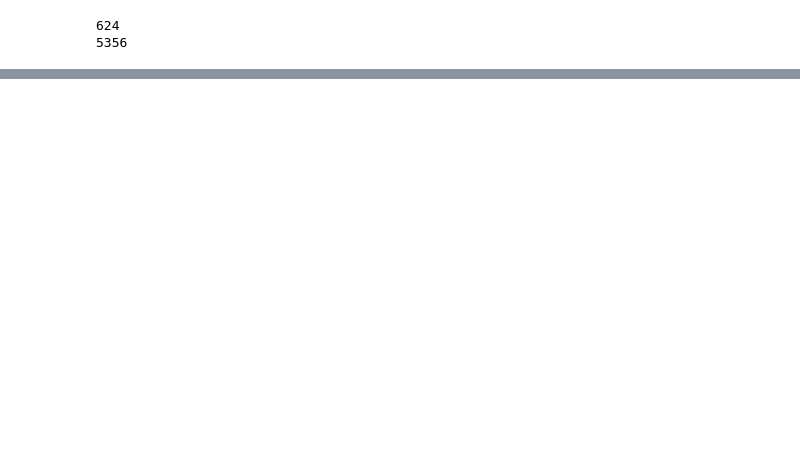
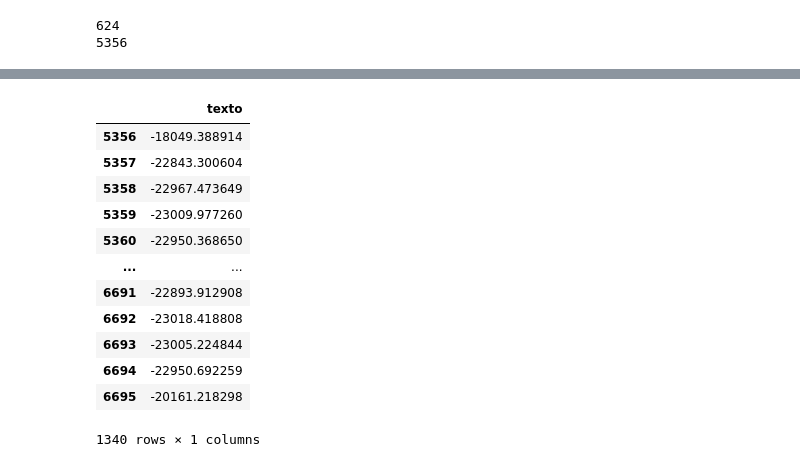
Before and after one commit to gui1080/IA_CIC0087_Reconhecimento_de_Entidades_Nomeadas, a Jupyter notebook: Codigo/TrabalhoFinal_CIC0087.ipynb, the cells around one changed output, grey strips where cells are left out. Drawn from its saved outputs; the diff is of its cells as text; code cells hidden in the pictures; blank space fills up the shorter version.

```diff
--- a/Codigo/TrabalhoFinal_CIC0087.ipynb
+++ b/Codigo/TrabalhoFinal_CIC0087.ipynb
@@ -105,0 +261,33 @@ RNN
+# %%
+# deve-se mapear o menor e o maior valor para um range entre (x e y)
+
+from scipy.interpolate import interp1d
+
+max_index_train = x_train['texto'].max()
+max_index_test = x_test['texto'].max()
+
+if(max_index_train > max_index_test):
+  max = max_index_train
+else:
+  max = max_index_test
+
+min_index_train = x_train['texto'].max()
+min_index_test = x_test['texto'].max()
+
+if(min_index_train < min_index_test):
+  min = min_index_train
+else:
+  min = min_index_test
+
+print("Maior valor retornado -> " + str(max))
+print("Menor valor retornado -> " + str(min))
+
+def new_map(s):
+  a = [min, max]
+  b = [0, 4096]
+  (a1, a2), (b1, b2) = a, b
+  return  b1 + ((s - a1) * (b2 - b1) / (a2 - a1))
+
+
+x_train['texto'] = x_train['texto'].apply(new_map)
+x_test['texto'] = x_test['texto'].apply(new_map)
@@ -105,0 +305,19 @@ RNN
+# %%
+# vamos realizar a visualização do que vai servir de teste
+
+#x_test = x_test.drop(columns=['level_0', 'index'])
+x_test
+# %% [output]
+|  | texto |
+| 5356 | -18049.388914 |
+| 5357 | -22843.300604 |
+| 5358 | -22967.473649 |
+| 5359 | -23009.977260 |
+| 5360 | -22950.368650 |
+| ... | ... |
+| 6691 | -22893.912908 |
+| 6692 | -23018.418808 |
+| 6693 | -23005.224844 |
+| 6694 | -22950.692259 |
+| 6695 | -20161.218298 |
+1340 rows × 1 columns
```
Also changed, not shown: parts of 29 cells of this notebook.
